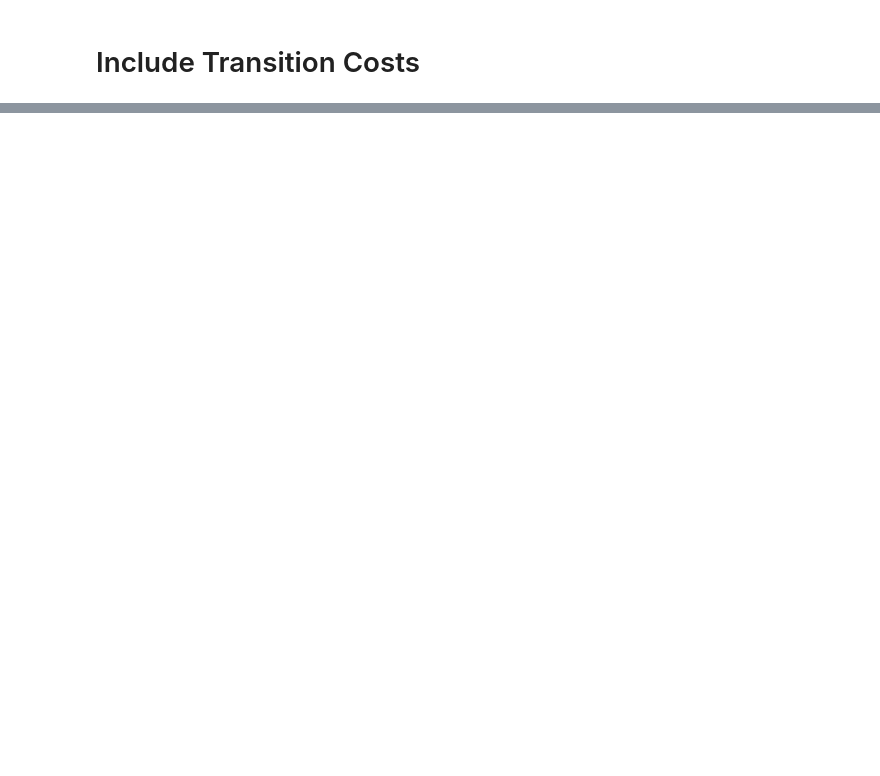
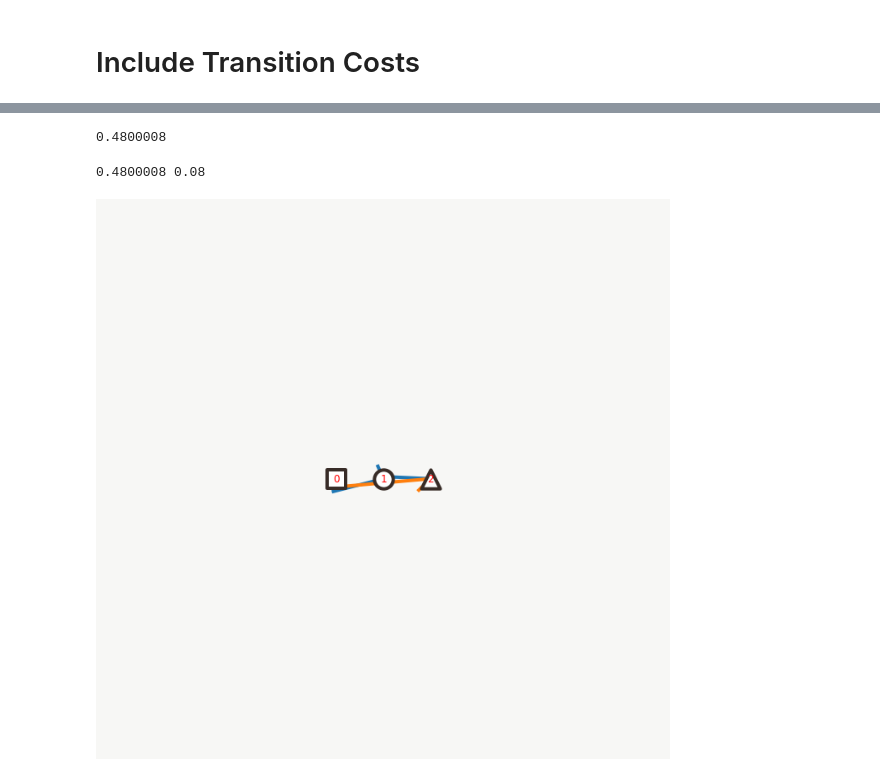
Before and after one commit to CameronChandler/optimisation-group-project, a Jupyter notebook: Simulated Annealing.ipynb, the cells around one changed output, grey strips where cells are left out. Saved outputs shown, nothing was run; the diff lists cells and outputs as text; code cells hidden in the pictures; blank space fills up the shorter version.

```diff
--- a/Simulated Annealing.ipynb
+++ b/Simulated Annealing.ipynb
@@ -342,0 +244,16 @@ def cost2(stations, x):
+# %%
+best_x, best_cost = None, M
+for restart in tqdm(range(10)):
+    res_x, res_cost = simulated_annealing(city, K=2, cost_fn=cost_transfer, max_iter=1000)
+    if res_cost < best_cost:
+        best_x, best_cost = res_x, res_cost
+        print(best_cost)
+# %% [output]
+0.4800008
+# %%
+print(cost_transfer(city, best_x), edge_sum(city.stations, best_x))
+
+graph_x(city.stations, best_x, jitter=1)
+# %% [output]
+0.4800008 0.08
+[figure, added]
```
Also changed, not shown: parts of 42 cells of this notebook, 3 other files.
